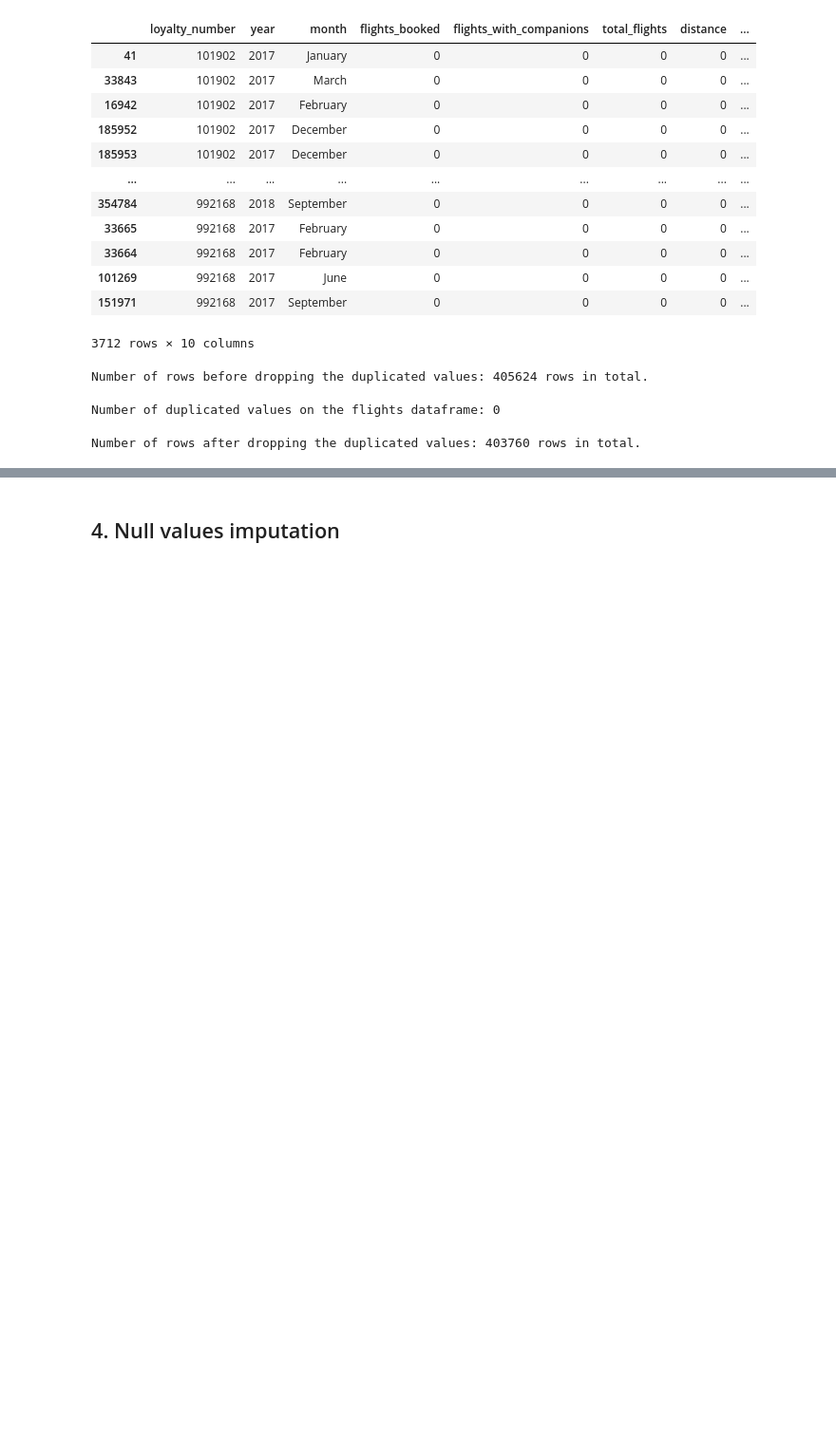
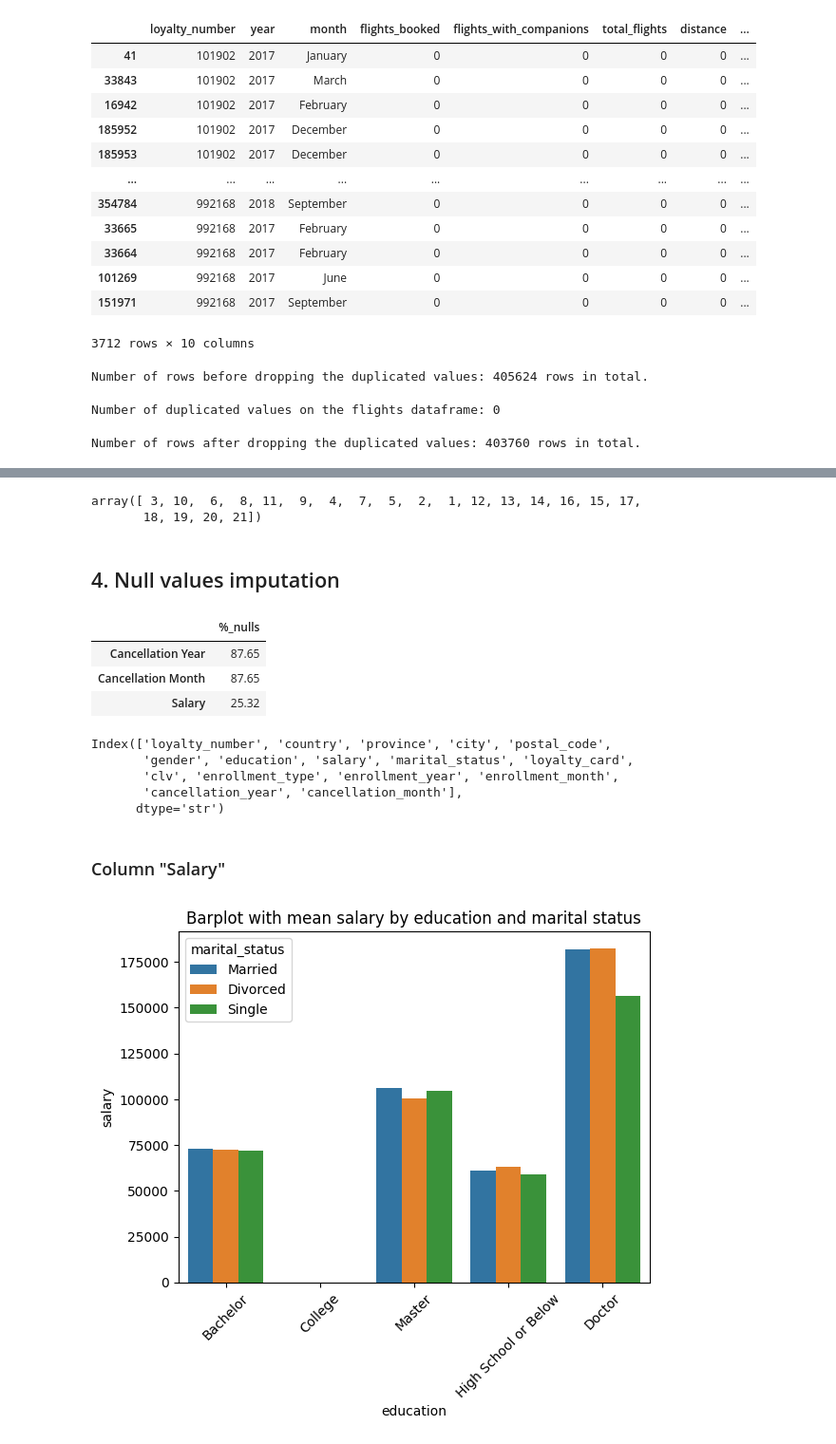
Before and after one commit to Adalab/bda-modulo-3-evaluacion-final-eva5ferrer, a Jupyter notebook: phase-1-data-exploration-cleaning.ipynb, the cells around one changed output, grey strips where cells are left out. Shown at 95% size. Drawn from its saved outputs; the diff is of its cells as text; code cells hidden in the pictures; blank space fills up the shorter version.

```diff
--- a/phase-1-data-exploration-cleaning.ipynb
+++ b/phase-1-data-exploration-cleaning.ipynb
@@ -369,0 +503,4 @@ object
+# %%
+mask_negative_salary = df_customers["salary"] < 0
+df_negative_salary = df_customers[mask_negative_salary]
+df_negative_salary
@@ -369,0 +530,3 @@ object
+# %%
+df_customers.loc[mask_negative_salary, 'salary'] = np.nan # I set the negative values as null
+print(f"Negative salaries left in df_customers: {(df_customers['salary']<0).sum()}")
@@ -443,0 +640,3 @@ df_customers.head(5)
+# %%
+df_customers = df_customers.drop_duplicates(subset=['loyalty_number'], keep='last') # I am keeping the last entry (most likely the most updated one)
+print(f"Duplicated customers after droping: {df_customers.duplicated(subset=['loyalty_number']).sum()}")
@@ -444,2 +659,34 @@ df_customers.head(5)
+# %%
+df_flights_booked["flights_booked"].unique() # To verify all the values in flight booked are > 0.
+# %% [output]
+array([ 3, 10,  6,  8, 11,  9,  4,  7,  5,  2,  1, 12, 13, 14, 16, 15, 17,
+       18, 19, 20, 21])
 # %% [markdown]
 ## 4. Null values imputation
+# %%
+# We only had nulls on the below columns from the customers dataframe:
+df_nulls_customers
+# %% [output]
+|  | %_nulls |
+| Cancellation Year | 87.65 |
+| Cancellation Month | 87.65 |
+| Salary | 25.32 |
+# %%
+df_customers.columns
+# %% [output]
+Index(['loyalty_number', 'country', 'province', 'city', 'postal_code',
+       'gender', 'education', 'salary', 'marital_status', 'loyalty_card',
+       'clv', 'enrollment_type', 'enrollment_year', 'enrollment_month',
+       'cancellation_year', 'cancellation_month'],
+      dtype='str')
+# %% [markdown]
+### Column "Salary"
+# %%
+
+sns.barplot(data=df_customers, x="education", y="salary",errorbar=None, hue = "marital_status")
+plt.xticks(rotation=45)
+plt.title("Barplot with mean salary by education and marital status");
+# I wanted to have a better overview of the salary distribution before taking any action.
+# In the end I decide to leave the column salary as it is.
+# %% [output]
+[figure, added]
```
Also changed, not shown: parts of 48 cells of this notebook, 4 other files.
